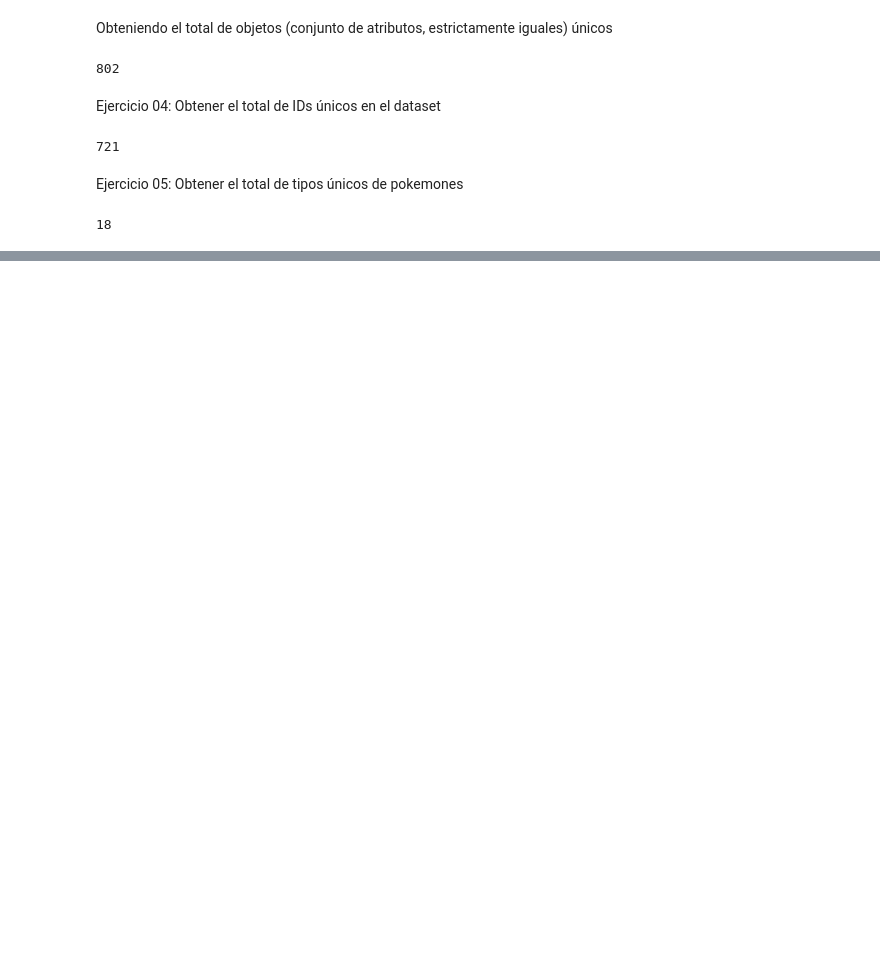
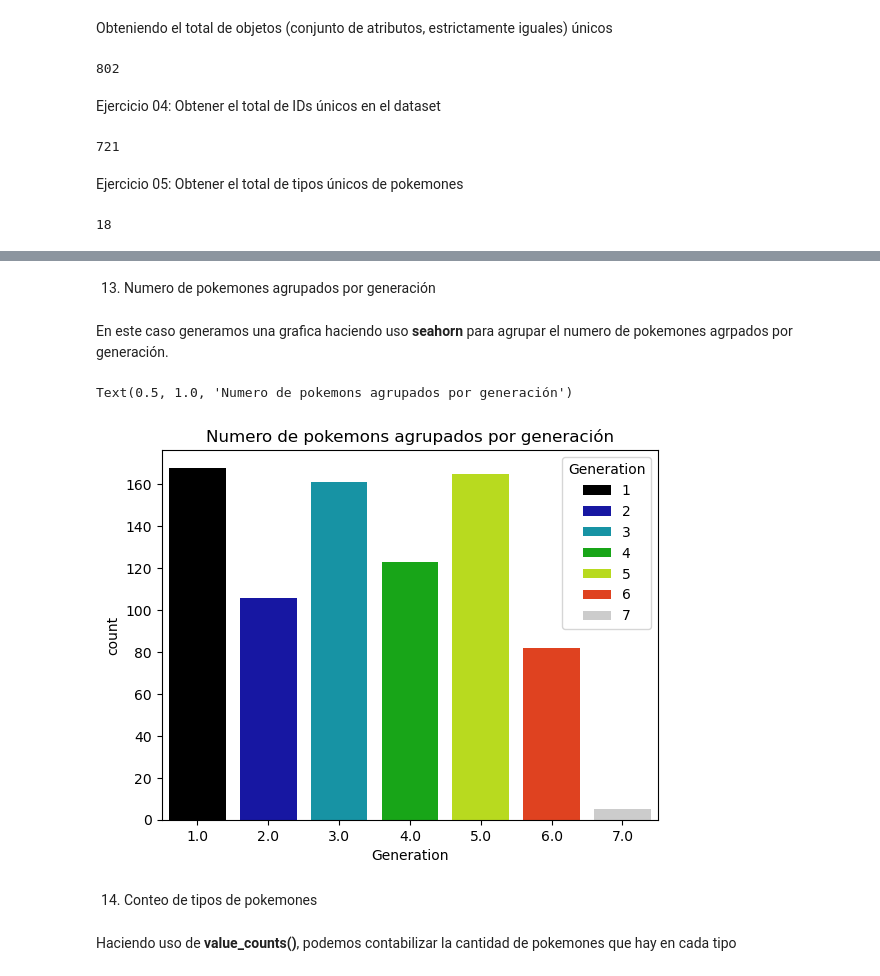
Before and after one commit to RufinoAngel/ECBD_9B_IDGS_Practicas_230499, a Jupyter notebook: Practica05/Practica05.ipynb, the cells around one changed output, grey strips where cells are left out. Saved outputs shown, nothing was run; the diff lists cells and outputs as text; code cells hidden in the pictures; blank space fills up the shorter version.

```diff
--- a/Practica05/Practica05.ipynb
+++ b/Practica05/Practica05.ipynb
@@ -392,0 +423,14 @@ pokemons['Type 1'].nunique()
+# %% [markdown]
+13. Numero de pokemones agrupados por generación
+# %% [markdown]
+En este caso generamos una grafica haciendo uso **seahorn** para agrupar el numero de pokemones agrpados por generación.
+# %%
+sns.countplot(x='Generation',hue="Generation",data=pokemonsE,palette='nipy_spectral')
+plt.title('Numero de pokemons agrupados por generación')
+# %% [output]
+Text(0.5, 1.0, 'Numero de pokemons agrupados por generación')
+[figure, added]
+# %% [markdown]
+14. Conteo de tipos de pokemones
+# %% [markdown]
+Haciendo uso de **value_counts()**, podemos contabilizar la cantidad de pokemones que hay en cada tipo
```
Also changed, not shown: parts of 38 cells of this notebook.
